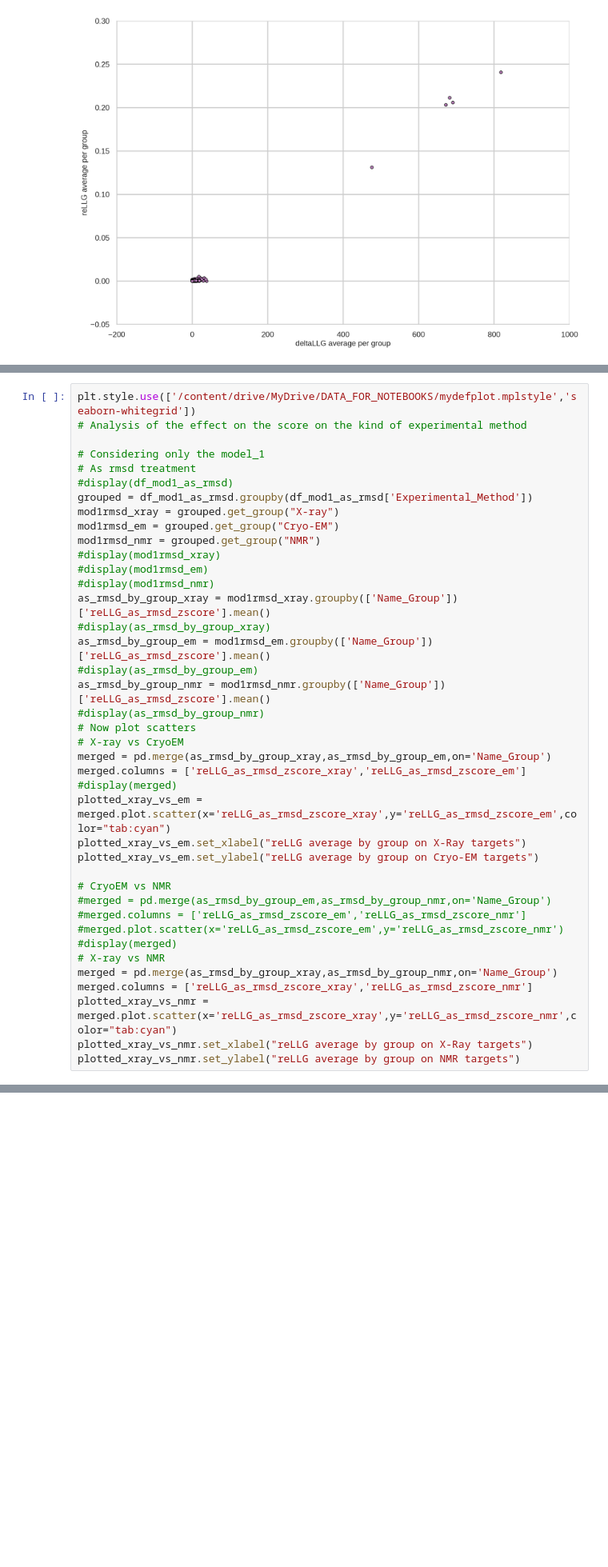
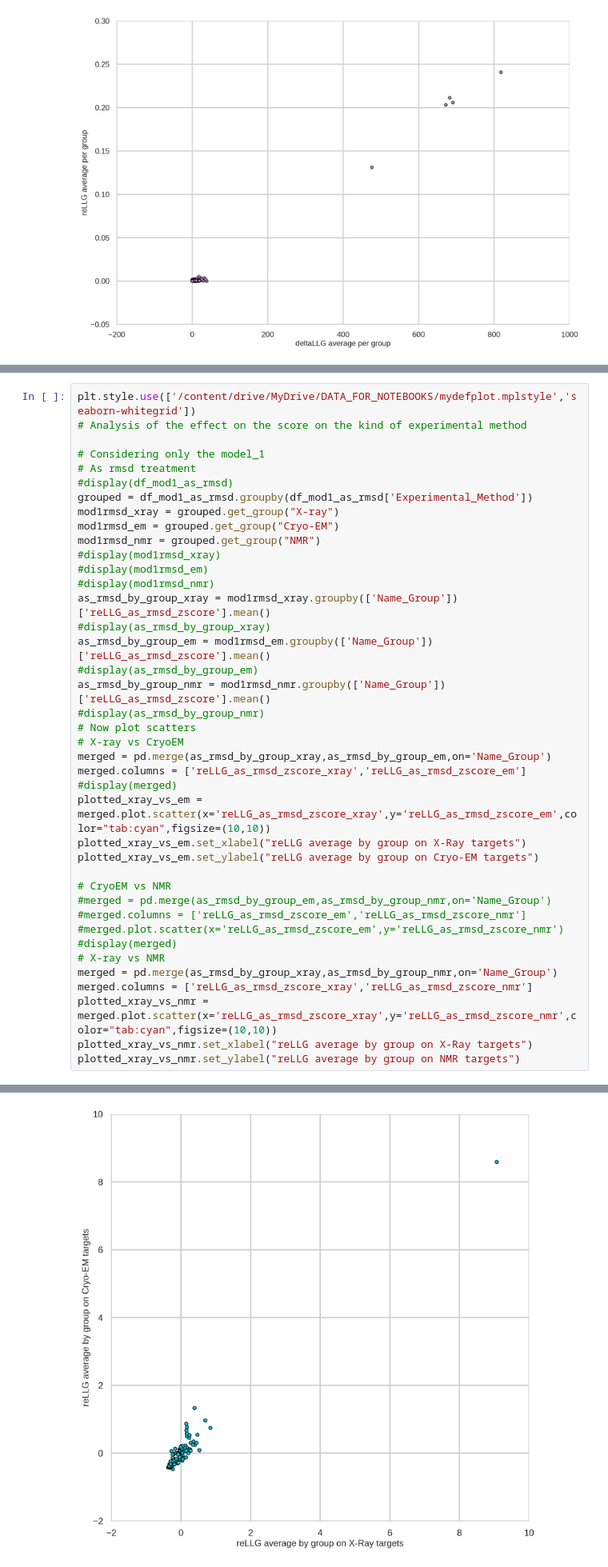
Before and after one commit to clacri/CASP14_MR_evaluation, a Jupyter notebook: CASP_ReLLG_Exploration_Results_Prediction_Category.ipynb, the cells around one changed output, grey strips where cells are left out. Shown at 80% size. Cells and saved outputs as stored; diff of their text form; blank space fills up the shorter version.

```diff
--- a/CASP_ReLLG_Exploration_Results_Prediction_Category.ipynb
+++ b/CASP_ReLLG_Exploration_Results_Prediction_Category.ipynb
@@ -810,7 +776,7 @@ as_rmsd_by_group_nmr = mod1rmsd_nmr.groupby(['Name_Group'])['reLLG_as_rmsd_zscor
 merged = pd.merge(as_rmsd_by_group_xray,as_rmsd_by_group_em,on='Name_Group')
 merged.columns = ['reLLG_as_rmsd_zscore_xray','reLLG_as_rmsd_zscore_em']
 #display(merged)
-plotted_xray_vs_em = merged.plot.scatter(x='reLLG_as_rmsd_zscore_xray',y='reLLG_as_rmsd_zscore_em',color="tab:cyan")
+plotted_xray_vs_em = merged.plot.scatter(x='reLLG_as_rmsd_zscore_xray',y='reLLG_as_rmsd_zscore_em',color="tab:cyan",figsize=(10,10))
 plotted_xray_vs_em.set_xlabel("reLLG average by group on X-Ray targets")
 plotted_xray_vs_em.set_ylabel("reLLG average by group on Cryo-EM targets")
 
@@ -822,6 +788,7 @@ plotted_xray_vs_em.set_ylabel("reLLG average by group on Cryo-EM targets")
 # X-ray vs NMR
 merged = pd.merge(as_rmsd_by_group_xray,as_rmsd_by_group_nmr,on='Name_Group')
 merged.columns = ['reLLG_as_rmsd_zscore_xray','reLLG_as_rmsd_zscore_nmr']
-plotted_xray_vs_nmr = merged.plot.scatter(x='reLLG_as_rmsd_zscore_xray',y='reLLG_as_rmsd_zscore_nmr',color="tab:cyan")
+plotted_xray_vs_nmr = merged.plot.scatter(x='reLLG_as_rmsd_zscore_xray',y='reLLG_as_rmsd_zscore_nmr',color="tab:cyan",figsize=(10,10))
 plotted_xray_vs_nmr.set_xlabel("reLLG average by group on X-Ray targets")
 plotted_xray_vs_nmr.set_ylabel("reLLG average by group on NMR targets")
+# %% [output]
@@ -827,0 +796 @@ plotted_xray_vs_nmr.set_ylabel("reLLG average by group on NMR targets")
+[figure, added]
```
Also changed, not shown: parts of 12 cells of this notebook.
